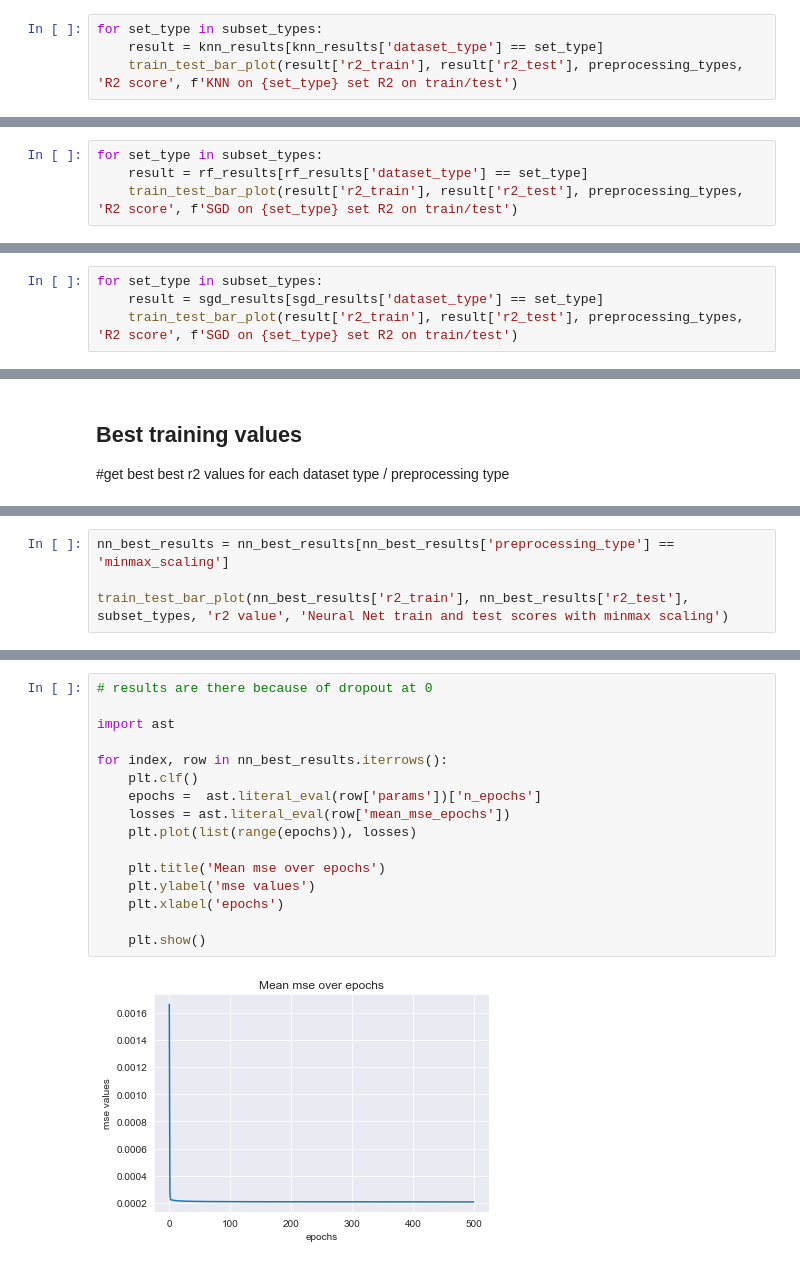
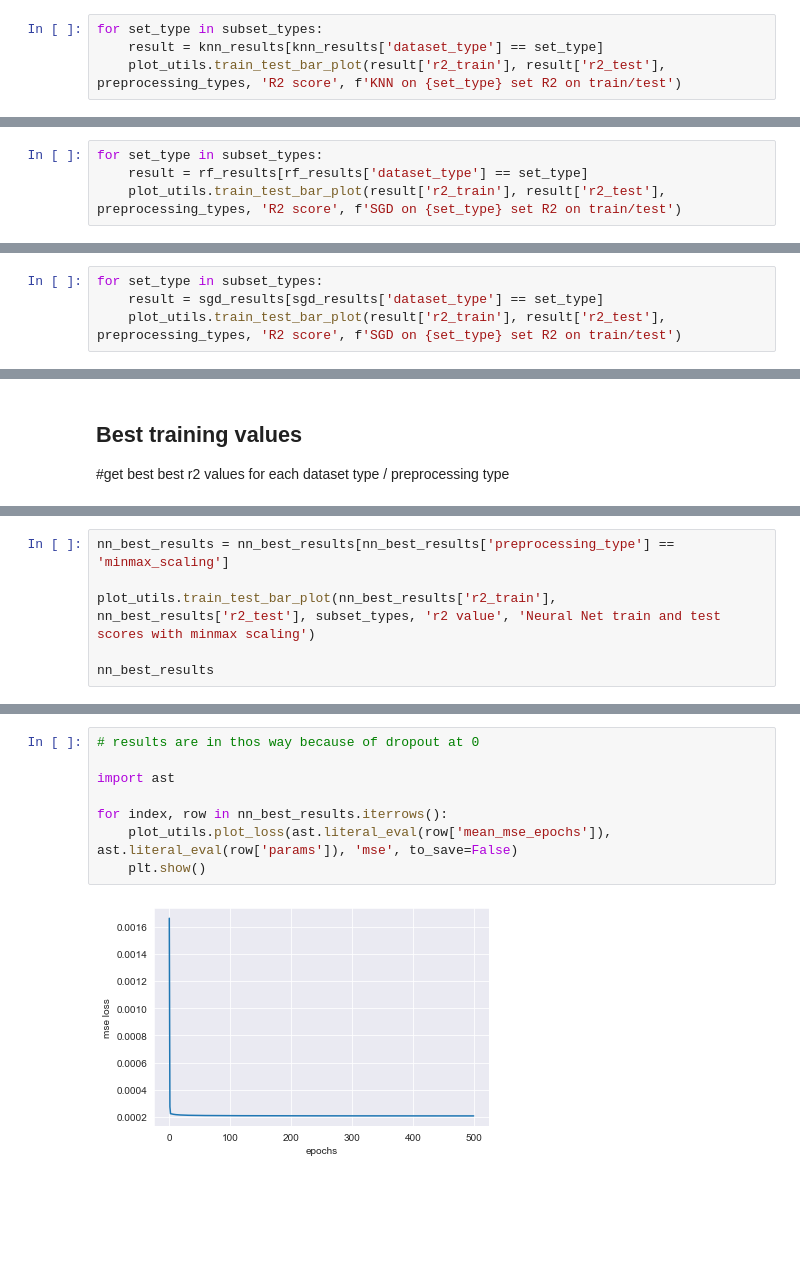
Before and after one commit to burububbu/context-aware-analysis, a Jupyter notebook: results_analysis.ipynb, the cells around one changed output, grey strips where cells are left out. Drawn from its saved outputs; the diff is of its cells as text; blank space fills up the shorter version.

Commit message:
moved plot functions and print best params

```diff
--- a/results_analysis.ipynb
+++ b/results_analysis.ipynb
@@ -69,7 +39,7 @@ grouped_bar_plot(x='dataset_type', y='r2_test', hue='preprocessing_type', data=k
 # %%
 for set_type in subset_types:
     result = knn_results[knn_results['dataset_type'] == set_type]
-    train_test_bar_plot(result['r2_train'], result['r2_test'], preprocessing_types, 'R2 score', f'KNN on {set_type} set R2 on train/test')
+    plot_utils.train_test_bar_plot(result['r2_train'], result['r2_test'], preprocessing_types, 'R2 score', f'KNN on {set_type} set R2 on train/test')
 # %% [output]
 [figure]
 [figure]
@@ -84,7 +54,7 @@ grouped_bar_plot(x='dataset_type', y='r2_test', hue='preprocessing_type', data=
 # %%
 for set_type in subset_types:
     result = rf_results[rf_results['dataset_type'] == set_type]
-    train_test_bar_plot(result['r2_train'], result['r2_test'], preprocessing_types, 'R2 score', f'SGD on {set_type} set R2 on train/test')
+    plot_utils.train_test_bar_plot(result['r2_train'], result['r2_test'], preprocessing_types, 'R2 score', f'SGD on {set_type} set R2 on train/test')
 # %% [output]
 [figure]
 [figure]
@@ -99,7 +69,7 @@ grouped_bar_plot(x='dataset_type', y='r2_test', hue='preprocessing_type', data=
 # %%
 for set_type in subset_types:
     result = sgd_results[sgd_results['dataset_type'] == set_type]
-    train_test_bar_plot(result['r2_train'], result['r2_test'], preprocessing_types, 'R2 score', f'SGD on {set_type} set R2 on train/test')
+    plot_utils.train_test_bar_plot(result['r2_train'], result['r2_test'], preprocessing_types, 'R2 score', f'SGD on {set_type} set R2 on train/test')
 # %% [output]
 [figure]
 [figure]
@@ -153,5 +137,7 @@ grouped_bar_plot(x='dataset_type', y='r2_test', hue='preprocessing_type', data=n
 # %%
 nn_best_results = nn_best_results[nn_best_results['preprocessing_type'] == 'minmax_scaling']
 
-train_test_bar_plot(nn_best_results['r2_train'], nn_best_results['r2_test'], subset_types, 'r2 value', 'Neural Net train and test scores with minmax scaling')
+plot_utils.train_test_bar_plot(nn_best_results['r2_train'], nn_best_results['r2_test'], subset_types, 'r2 value', 'Neural Net train and test scores with minmax scaling')
+
+nn_best_results
 # %% [output]
@@ -158,19 +148,11 @@ train_test_bar_plot(nn_best_results['r2_train'], nn_best_results['r2_test'], sub
 [figure]
 # %%
-# results are there because of dropout at 0
+# results are in thos way because of dropout at 0
 
 import ast
 
 for index, row in nn_best_results.iterrows():
-    plt.clf()
-    epochs =  ast.literal_eval(row['params'])['n_epochs']
-    losses = ast.literal_eval(row['mean_mse_epochs'])
-    plt.plot(list(range(epochs)), losses)
-
-    plt.title('Mean mse over epochs')
-    plt.ylabel('mse values')
-    plt.xlabel('epochs')
-
+    plot_utils.plot_loss(ast.literal_eval(row['mean_mse_epochs']), ast.literal_eval(row['params']), 'mse', to_save=False)
     plt.show()
 # %% [output]
-[figure, old version]
+[figure, new version]
```
Also changed, not shown: parts of 8 cells of this notebook, 1 other file.
